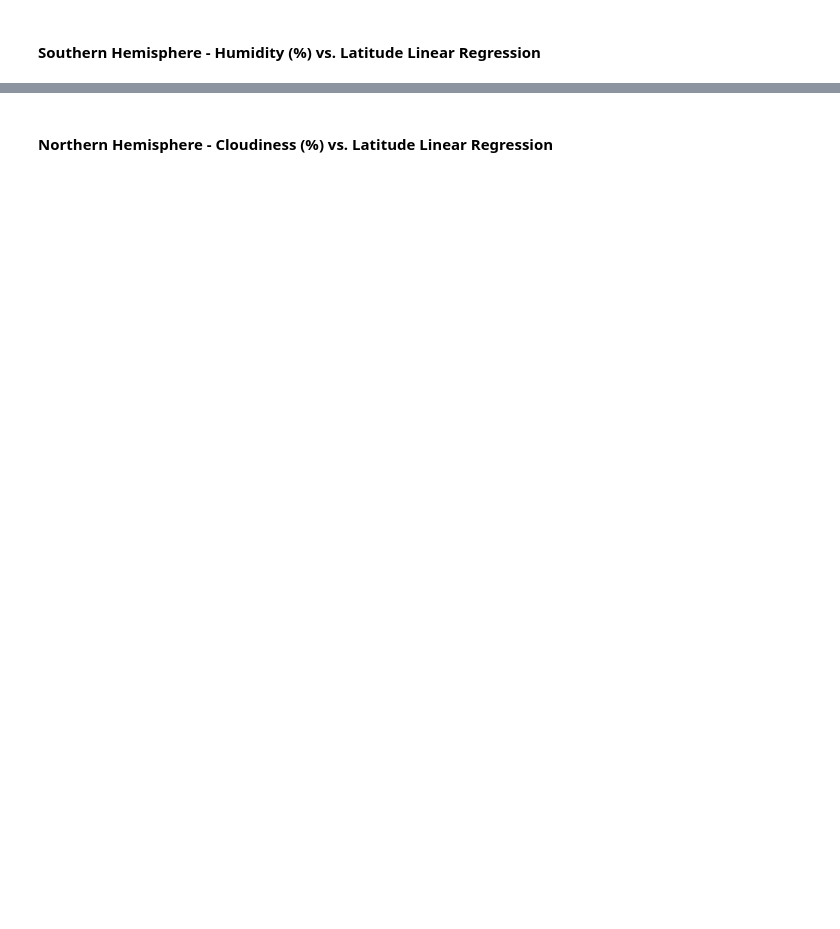
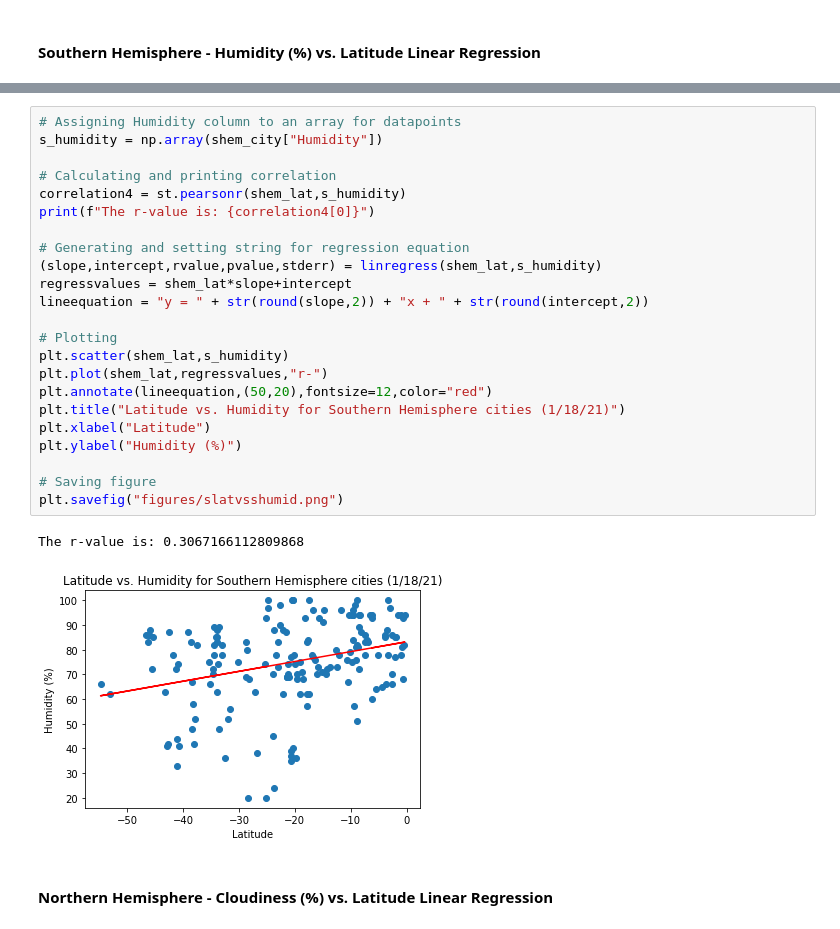
Before and after one commit to GregJP/python-api-challenge, a Jupyter notebook: WeatherPy.ipynb, the cells around one changed output, grey strips where cells are left out. Drawn from its saved outputs; the diff is of its cells as text; blank space fills up the shorter version.

```diff
--- a/WeatherPy.ipynb
+++ b/WeatherPy.ipynb
@@ -248,2 +345,28 @@ The r-value is: 0.014985174297345524
+# %%
+# Assigning Humidity column to an array for datapoints
+s_humidity = np.array(shem_city["Humidity"])
+
+# Calculating and printing correlation
+correlation4 = st.pearsonr(shem_lat,s_humidity)
+print(f"The r-value is: {correlation4[0]}")
+
+# Generating and setting string for regression equation
+(slope,intercept,rvalue,pvalue,stderr) = linregress(shem_lat,s_humidity)
+regressvalues = shem_lat*slope+intercept
+lineequation = "y = " + str(round(slope,2)) + "x + " + str(round(intercept,2))
+
+# Plotting
+plt.scatter(shem_lat,s_humidity)
+plt.plot(shem_lat,regressvalues,"r-")
+plt.annotate(lineequation,(50,20),fontsize=12,color="red")
+plt.title("Latitude vs. Humidity for Southern Hemisphere cities (1/18/21)")
+plt.xlabel("Latitude")
+plt.ylabel("Humidity (%)")
+
+# Saving figure
+plt.savefig("figures/slatvsshumid.png")
+# %% [output]
+The r-value is: 0.3067166112809868
+[figure, added]
 # %% [markdown]
 ####  Northern Hemisphere - Cloudiness (%) vs. Latitude Linear Regression
```
Also changed, not shown: parts of 18 cells of this notebook, 8 other files.
